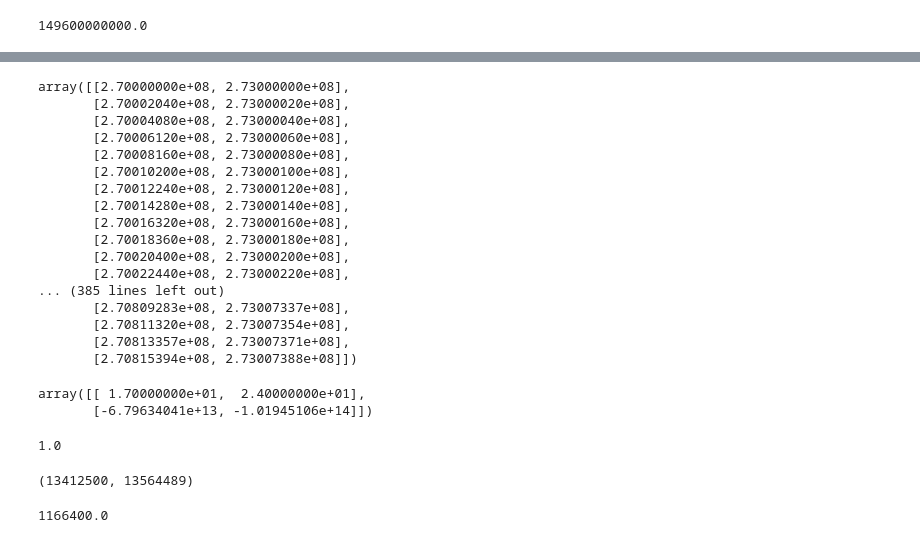
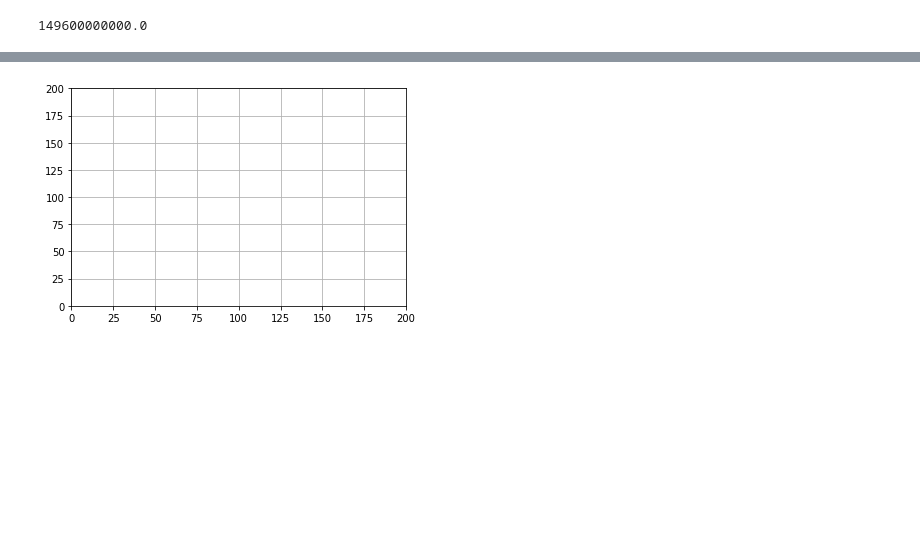
Before and after one commit to gil-miranda/university-courses, a Jupyter notebook: analise-numerica-edo-2019-1/project/udacity_course/Untitled.ipynb, the cells around one changed output, grey strips where cells are left out. Cells and saved outputs as stored; diff of their text form; code cells hidden in the pictures; blank space fills up the shorter version.

```diff
--- a/analise-numerica-edo-2019-1/project/udacity_course/Untitled.ipynb
+++ b/analise-numerica-edo-2019-1/project/udacity_course/Untitled.ipynb
@@ -417,45 +429,12 @@ array([[2.70000000e+08, 2.73000000e+08],
-# %%
-x[:,0]
-# %% [output]
-array([[2.70000000e+08, 2.73000000e+08],
-       [2.70002040e+08, 2.73000020e+08],
-       [2.70004080e+08, 2.73000040e+08],
-       [2.70006120e+08, 2.73000060e+08],
-       [2.70008160e+08, 2.73000080e+08],
-       [2.70010200e+08, 2.73000100e+08],
-       [2.70012240e+08, 2.73000120e+08],
-       [2.70014280e+08, 2.73000140e+08],
-       [2.70016320e+08, 2.73000160e+08],
-       [2.70018360e+08, 2.73000180e+08],
-       [2.70020400e+08, 2.73000200e+08],
-       [2.70022440e+08, 2.73000220e+08],
-... (385 lines left out)
-       [2.70809283e+08, 2.73007337e+08],
-       [2.70811320e+08, 2.73007354e+08],
-       [2.70813357e+08, 2.73007371e+08],
-       [2.70815394e+08, 2.73007388e+08]])
+# %%
+gridArea = [0,200,0,200]
+gridScale = 1000000
+plt.axis(gridArea)
+plt.grid()
+# %% [output]
+[figure, added]
 # %%
 def F(u):
     dx = u[0]
     dv = u[1]
     return np.array([dv, gravitational_constant * earth_mass * -dx / np.linalg.norm(dx)**3])
-# %%
-b+4*F(a)
-# %% [output]
-array([[ 1.70000000e+01,  2.40000000e+01],
-       [-6.79634041e+13, -1.01945106e+14]])
-# %%
-vec = np.zeros([50,3,2])
-vec[0][0][0] = 1
-vec[0][0][1] = 2
-vec[0,0,0]
-# %% [output]
-1.0
-# %%
-3650**2+300**2,3683**2
-# %% [output]
-(13412500, 13564489)
-# %%
-3600*24*27/2
-# %% [output]
-1166400.0
```
Also changed, not shown: parts of 7 cells of this notebook, 1 other file.
